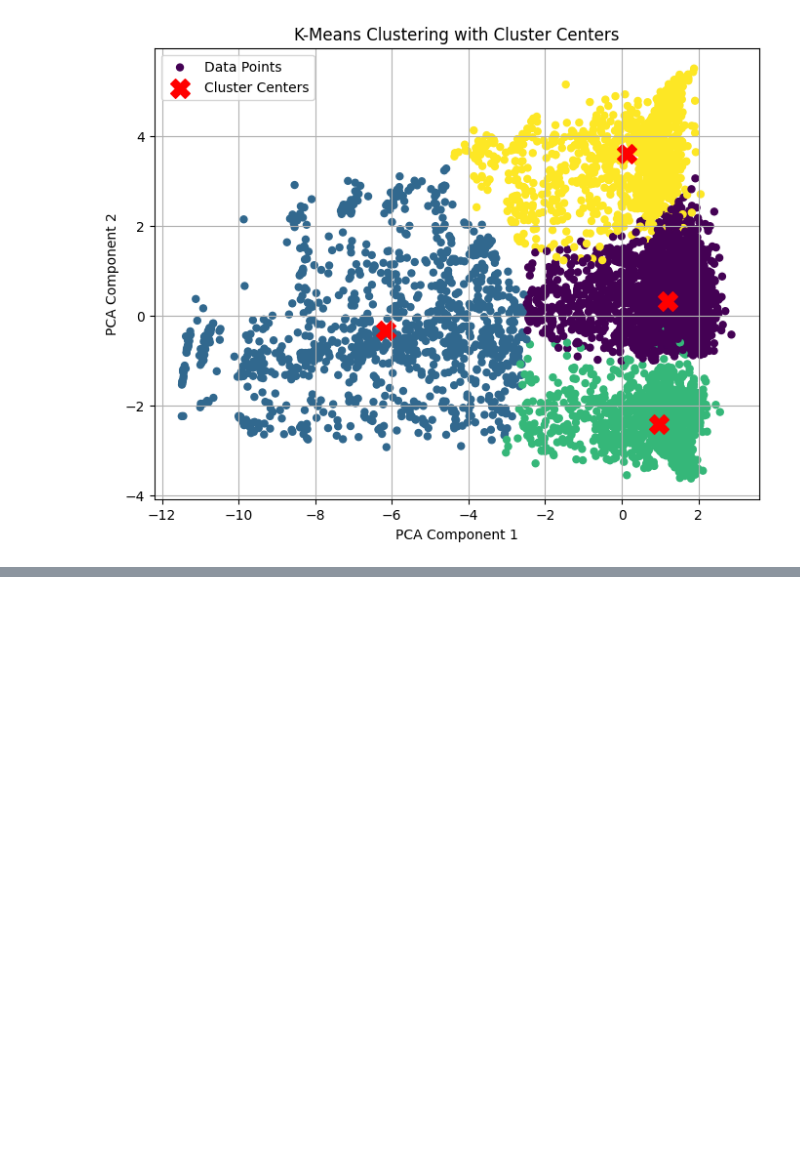
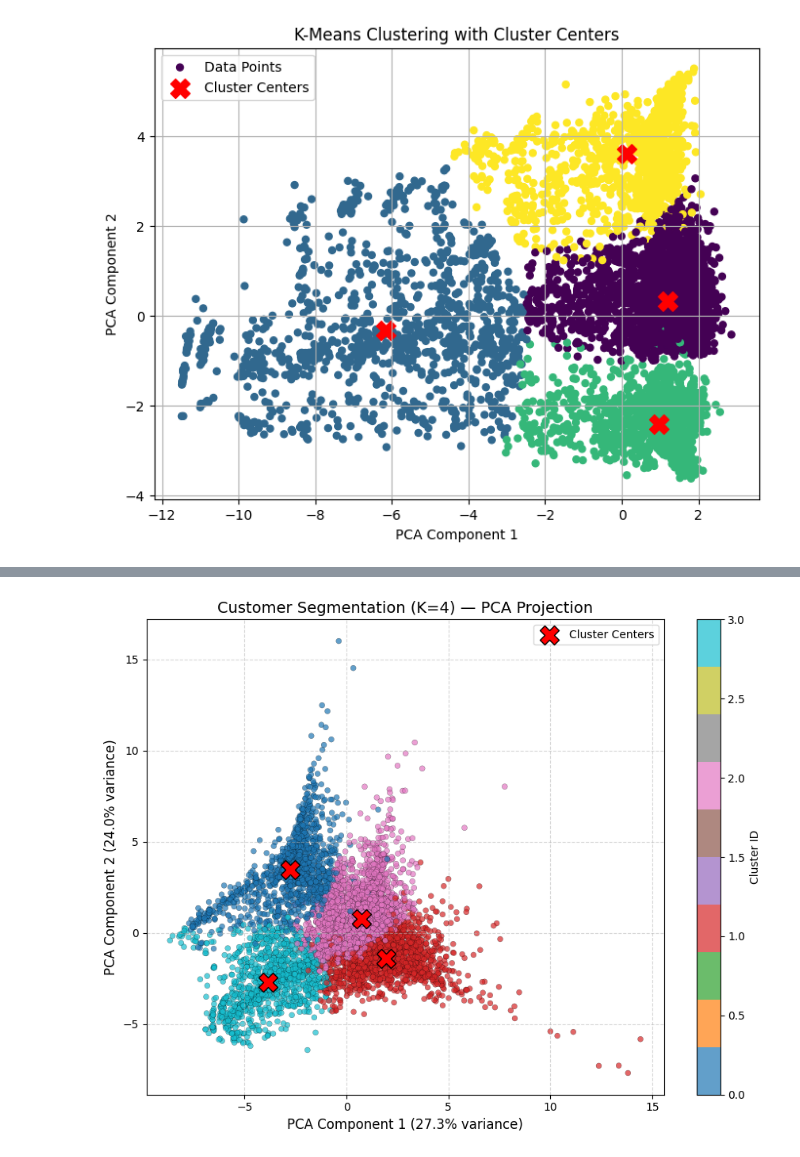
Before and after one commit to zeyad-mohvme-d/Machine-Learning, a Jupyter notebook: Notebook/Customer.ipynb, the cells around one changed output, grey strips where cells are left out. Saved outputs shown, nothing was run; the diff lists cells and outputs as text; code cells hidden in the pictures; blank space fills up the shorter version.

```diff
--- a/Notebook/Customer.ipynb
+++ b/Notebook/Customer.ipynb
@@ -308,0 +376,26 @@ plt.show()
+# %%
+k = 4
+kmeans = KMeans(n_clusters=k, random_state=42, n_init=10)
+clusters = kmeans.fit_predict(df_scaled)
+# -------------------------------
+# 6. PCA للتصور (بدون عمود Cluster!)
+# -------------------------------
+pca = PCA(n_components=2, random_state=42)
+X_pca = pca.fit_transform(df_scaled)
+cluster_centers_pca = pca.transform(kmeans.cluster_centers_)
+# %%
+plt.figure(figsize=(9, 7))
+scatter = plt.scatter(X_pca[:, 0], X_pca[:, 1], c=clusters, cmap='tab10', s=25, alpha=0.7, edgecolor='k', linewidth=0.2)
+plt.scatter(cluster_centers_pca[:, 0], cluster_centers_pca[:, 1],
+            c='red', marker='X', s=300, label="Cluster Centers", edgecolor='k')
+
+plt.title(f"Customer Segmentation (K={k}) — PCA Projection", fontsize=14)
+plt.xlabel(f"PCA Component 1 ({pca.explained_variance_ratio_[0]:.1%} variance)", fontsize=12)
+plt.ylabel(f"PCA Component 2 ({pca.explained_variance_ratio_[1]:.1%} variance)", fontsize=12)
+plt.legend()
+plt.grid(True, linestyle='--', alpha=0.5)
+plt.colorbar(scatter, label="Cluster ID")
+plt.tight_layout()
+plt.show()
+# %% [output]
+[figure, added]
```
Also changed, not shown: parts of 9 cells of this notebook.
